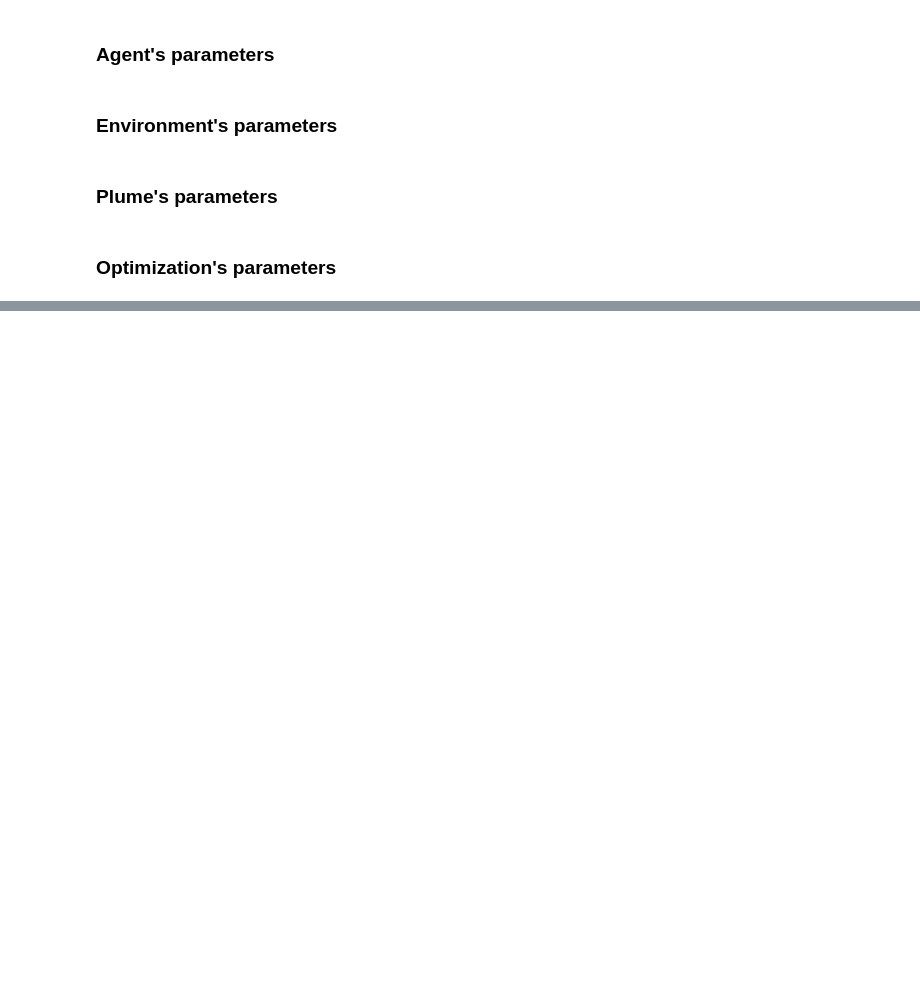
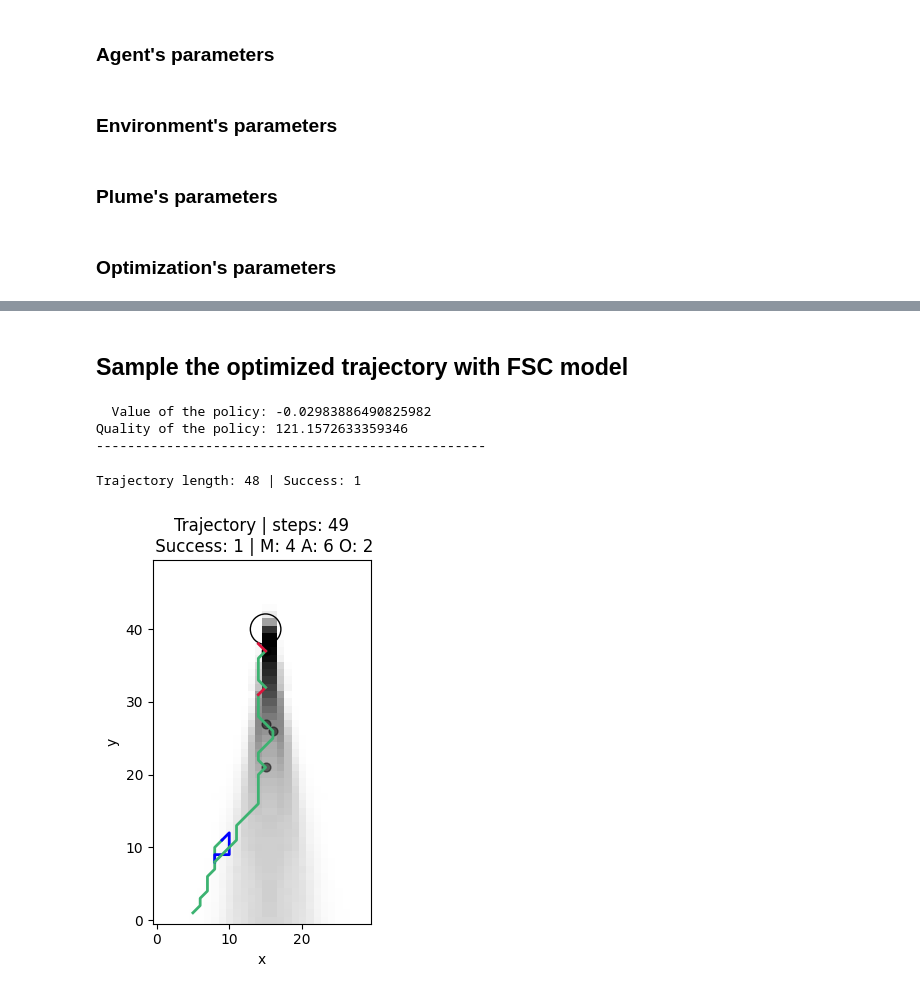
Before and after one commit to kyrellverano/Finite-Memory-Controller, a Jupyter notebook: FSC/FSC_NB/Optimize.ipynb, the cells around one changed output, grey strips where cells are left out. Cells and saved outputs as stored; diff of their text form; code cells hidden in the pictures; blank space fills up the shorter version.

```diff
--- a/FSC/FSC_NB/Optimize.ipynb
+++ b/FSC/FSC_NB/Optimize.ipynb
@@ -823,0 +601,24 @@ Success Rate: 40.000%
+# %% [markdown]
+## Sample the optimized trajectory with FSC model
+# %%
+value =  utils.get_value(Q, pi, PObs_lim, fsc.env.L, rho0)
+qlty_value = np.log(1+value)/np.log(fsc.agent.gamma)
+print('  Value of the policy: {}'.format(value))
+print('Quality of the policy: {}'.format(qlty_value))
+print("-"*50)
+
+# Compute the trajectory of the agent
+max_trajectory_length = int(qlty_value) * 2
+
+trj, result, trj_steps = utils.single_traj_obs(pi, fsc.env.Lx, fsc.env.Ly, fsc.env.Lx0, fsc.env.Ly0, fsc.env.find_range, max_trajectory_length, PObs_lim, rho0, fsc.agent.act_hdl,progress_bar=True)
+
+print('Trajectory length: {} | Success: {}'.format(trj_steps, result))
+
+# Plot the trajectory of the agent
+fsc_visual.plot_trajectory(trj, result, PObs_lim, fsc, show=True, save=False, save_path=name_folder)
+# %% [output]
+  Value of the policy: -0.02983886490825982
+Quality of the policy: 121.1572633359346
+--------------------------------------------------
+Trajectory length: 48 | Success: 1
+[figure, added]
```
Also changed, not shown: parts of 52 cells of this notebook, 1 other file.
